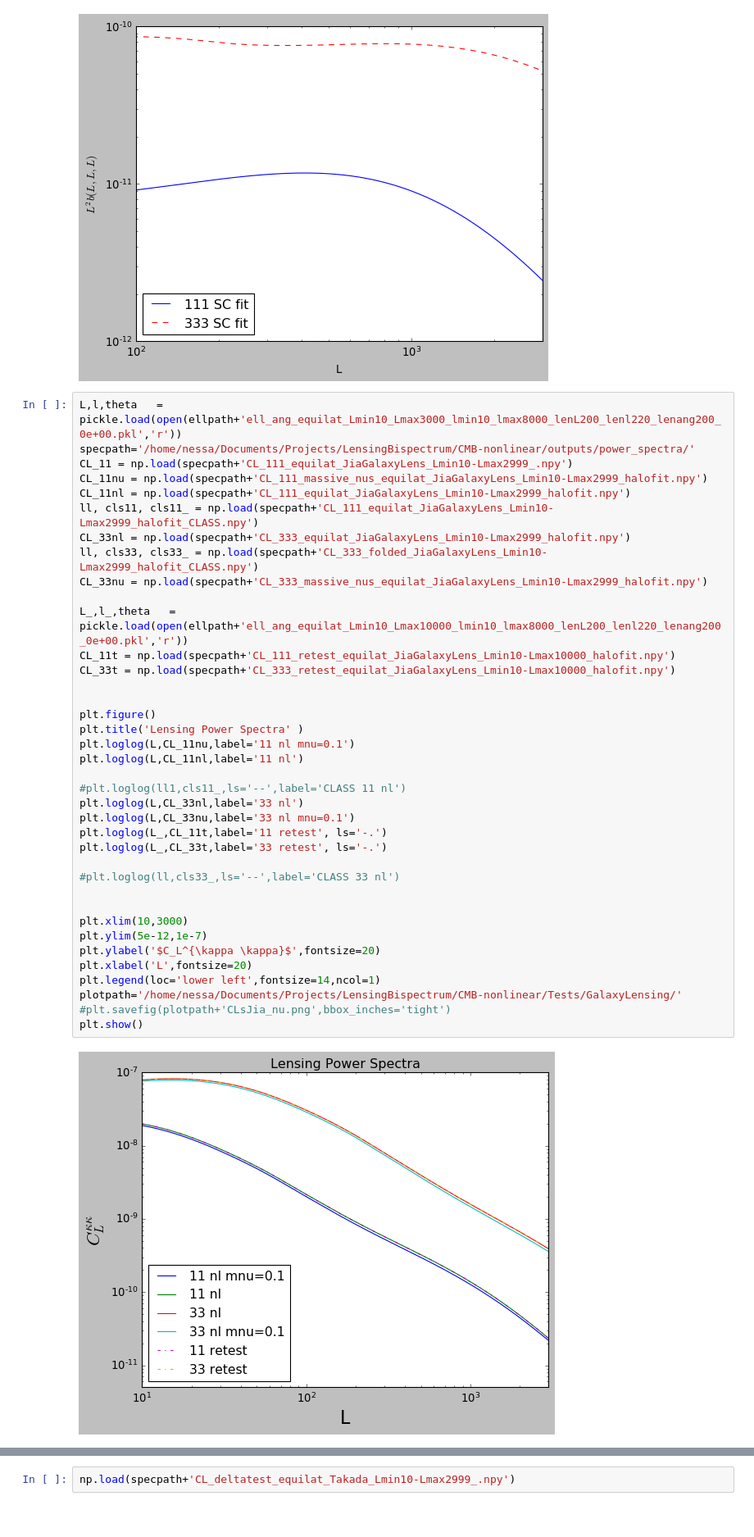
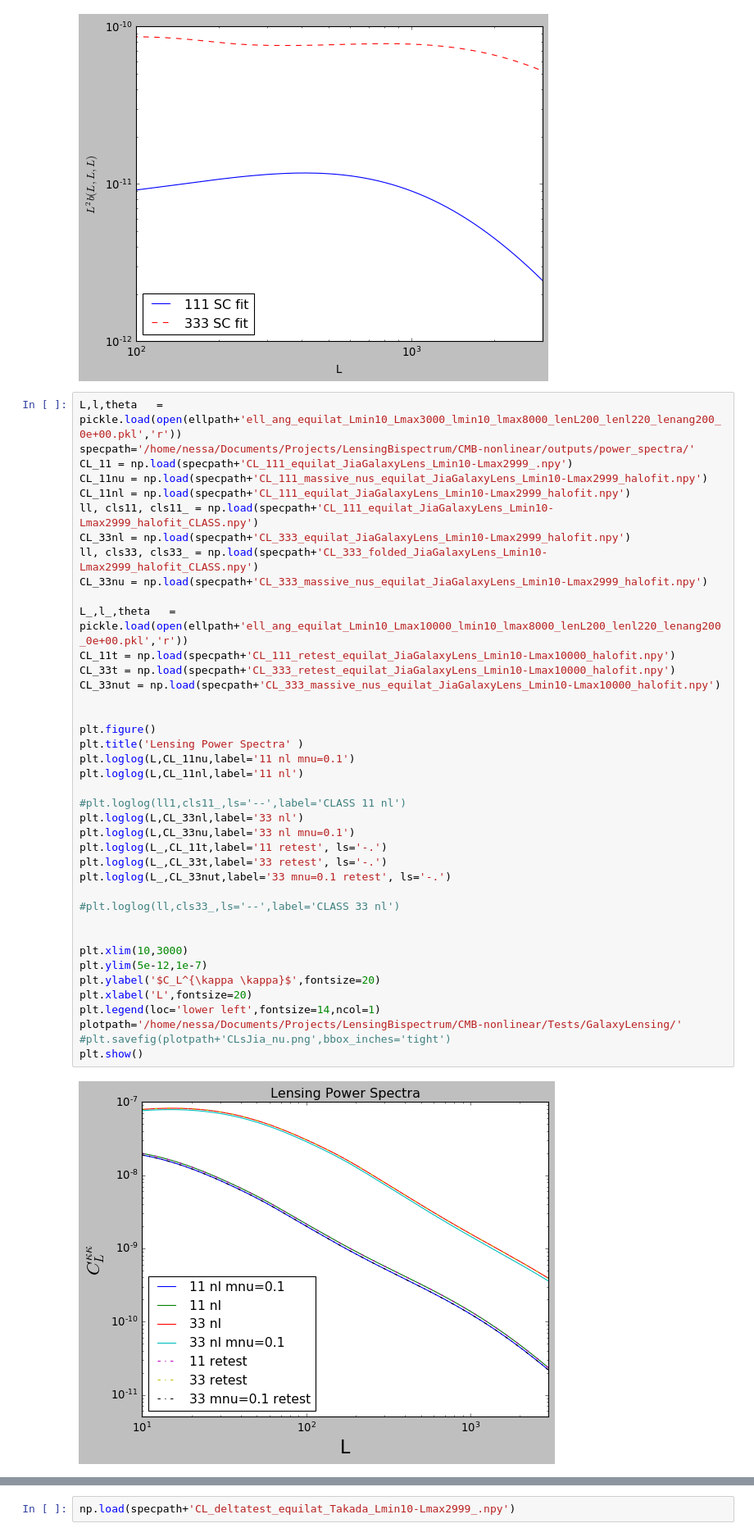
Before and after one commit to VMBoehm/BispectrumBias, a Jupyter notebook: TestBispectraGalLens.ipynb, the cells around one changed output, grey strips where cells are left out. Shown: that part at 82% size. Cells and saved outputs as stored; diff of their text form.

```diff
--- a/TestBispectraGalLens.ipynb
+++ b/TestBispectraGalLens.ipynb
@@ -129,34 +129,36 @@ ll, cls33, cls33_ = np.load(specpath+'CL_333_folded_JiaGalaxyLens_Lmin10-Lmax299
 CL_33nu = np.load(specpath+'CL_333_massive_nus_equilat_JiaGalaxyLens_Lmin10-Lmax2999_halofit.npy')
 
 L_,l_,theta   = pickle.load(open(ellpath+'ell_ang_equilat_Lmin10_Lmax10000_lmin10_lmax8000_lenL200_lenl220_lenang200_0e+00.pkl','r'))
 CL_11t = np.load(specpath+'CL_111_retest_equilat_JiaGalaxyLens_Lmin10-Lmax10000_halofit.npy')
 CL_33t = np.load(specpath+'CL_333_retest_equilat_JiaGalaxyLens_Lmin10-Lmax10000_halofit.npy')
+CL_33nut = np.load(specpath+'CL_333_massive_nus_equilat_JiaGalaxyLens_Lmin10-Lmax10000_halofit.npy')
 
 
 plt.figure()
 plt.title('Lensing Power Spectra' )
 plt.loglog(L,CL_11nu,label='11 nl mnu=0.1')
 plt.loglog(L,CL_11nl,label='11 nl')
 
 #plt.loglog(ll1,cls11_,ls='--',label='CLASS 11 nl')
 plt.loglog(L,CL_33nl,label='33 nl')
 plt.loglog(L,CL_33nu,label='33 nl mnu=0.1')
 plt.loglog(L_,CL_11t,label='11 retest', ls='-.')
 plt.loglog(L_,CL_33t,label='33 retest', ls='-.')
+plt.loglog(L_,CL_33nut,label='33 mnu=0.1 retest', ls='-.')
 
 #plt.loglog(ll,cls33_,ls='--',label='CLASS 33 nl')
 
 
 plt.xlim(10,3000)
 plt.ylim(5e-12,1e-7)
 plt.ylabel('$C_L^{\kappa \kappa}$',fontsize=20)
 plt.xlabel('L',fontsize=20)
 plt.legend(loc='lower left',fontsize=14,ncol=1)
 plotpath='/home/nessa/Documents/Projects/LensingBispectrum/CMB-nonlinear/Tests/GalaxyLensing/'
 #plt.savefig(plotpath+'CLsJia_nu.png',bbox_inches='tight')
 plt.show()
 # %% [output]
-[figure, old version]
+[figure, new version]
 # %%
 L,l,theta   = pickle.load(open(ellpath+'ell_ang_equilat_Lmin10_Lmax3000_lmin10_lmax8000_lenL200_lenl220_lenang200_0e+00.pkl','r'))
 specpath='/home/nessa/Documents/Projects/LensingBispectrum/CMB-nonlinear/outputs/power_spectra/'
```
Also changed, not shown: parts of 2 cells of this notebook, 3 other files.
